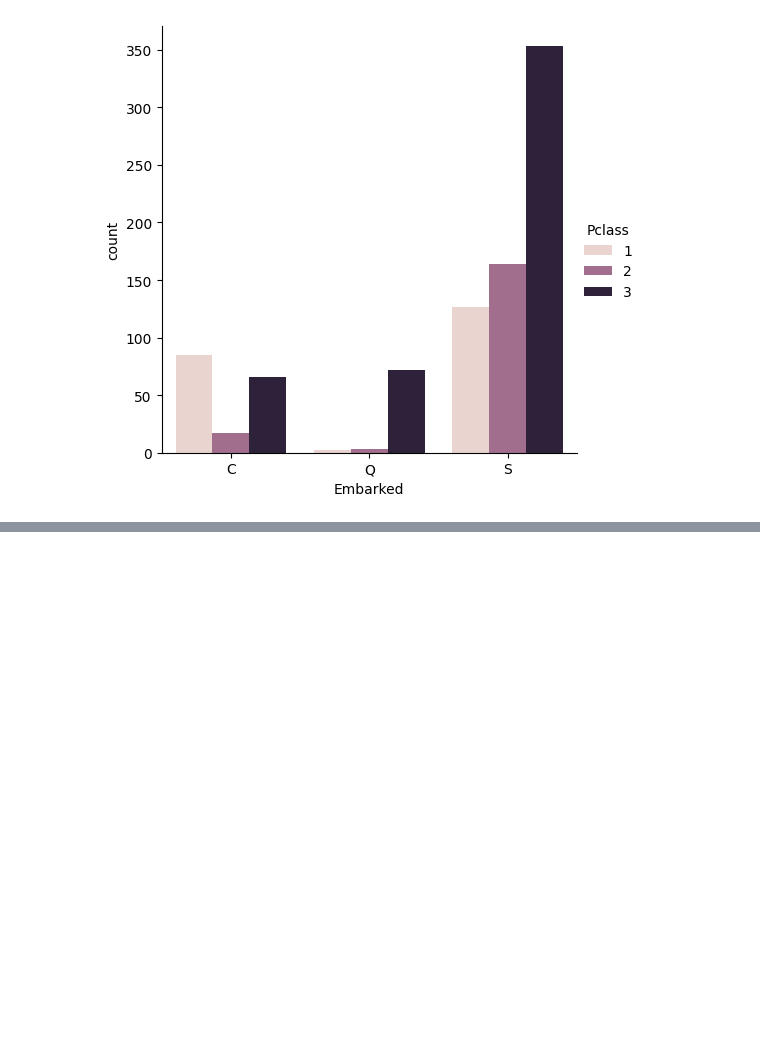
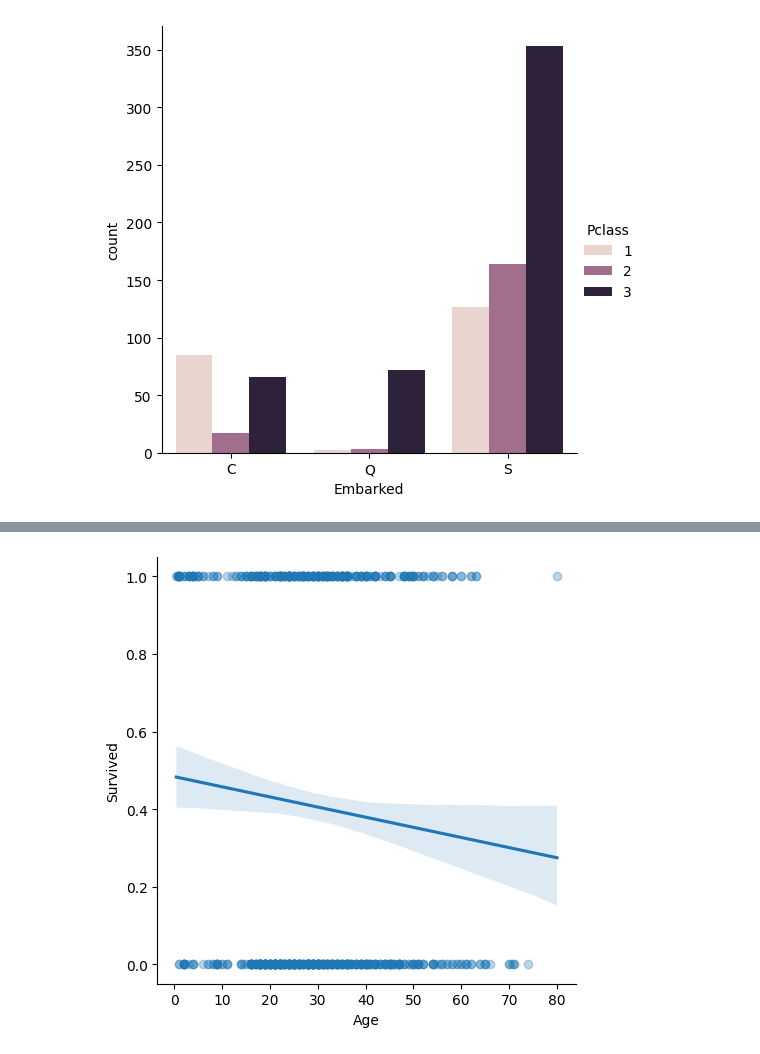
Before and after one commit to Mashall249/Python_practice, a Jupyter notebook: Jupyter/ExampleProjects/TitanicProject.ipynb, the cells around one changed output, grey strips where cells are left out. Drawn from its saved outputs; the diff is of its cells as text; code cells hidden in the pictures; blank space fills up the shorter version.

```diff
--- a/Jupyter/ExampleProjects/TitanicProject.ipynb
+++ b/Jupyter/ExampleProjects/TitanicProject.ipynb
@@ -181,0 +206,5 @@ plt.show()
+# %%
+sns.lmplot(data=titanic_df, x='Age', y='Survived', logistic=False, scatter_kws={'alpha':0.3})
+plt.show()
+# %% [output]
+[figure, added]
```
Also changed, not shown: parts of 7 cells of this notebook, 1 other file.
